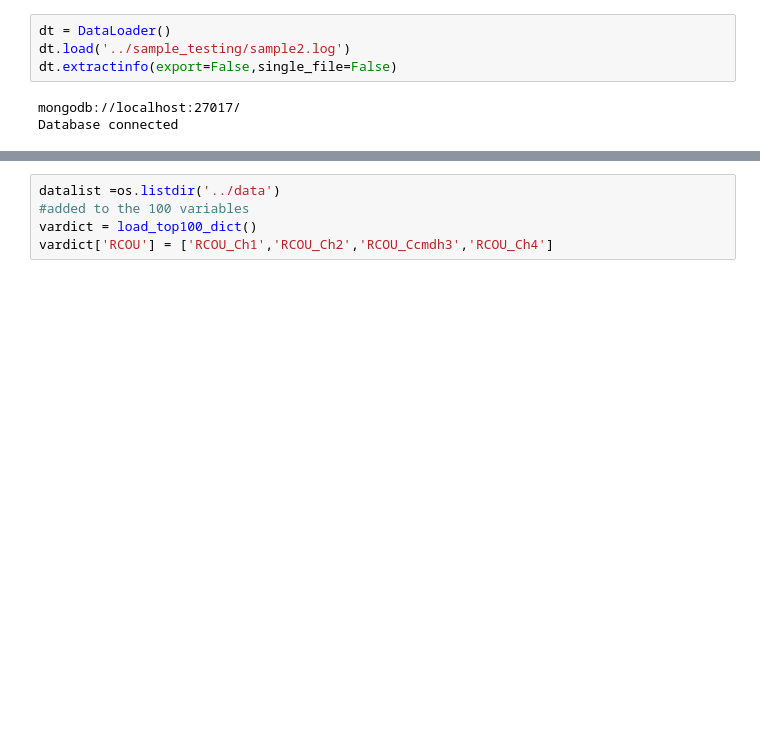
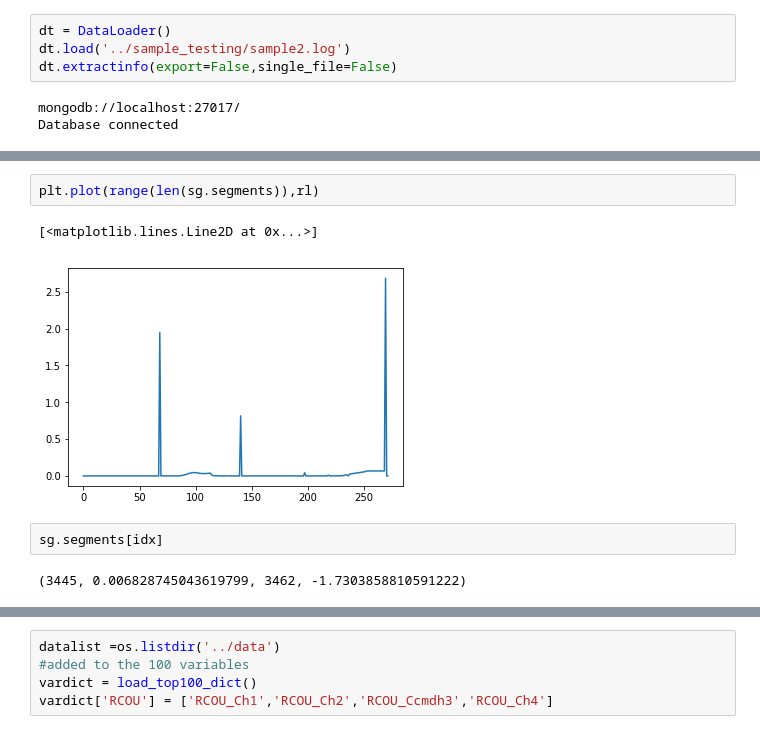
Before and after one commit to Husseinjd/DroneCrashDetection, a Jupyter notebook: analysis/segmentation_analysis.ipynb, the cells around one changed output, grey strips where cells are left out. Cells and saved outputs as stored; diff of their text form; blank space fills up the shorter version.

```diff
--- a/analysis/segmentation_analysis.ipynb
+++ b/analysis/segmentation_analysis.ipynb
@@ -61,3 +84,12 @@ Signal Run Time: 0.05684852600097656 , Growth Rate: 1.5
+# %%
+plt.plot(range(len(sg.segments)),rl)
+# %% [output]
+[<matplotlib.lines.Line2D at 0x...>]
+[figure, added]
+# %%
+sg.segments[idx]
+# %% [output]
+(3445, 0.006828745043619799, 3462, -1.7303858810591222)
 # %%
 l = list(np.arange(0,2,0.5))
 sns.lineplot(x=l,y=runvsg)
```
Also changed, not shown: parts of 9 cells of this notebook.
